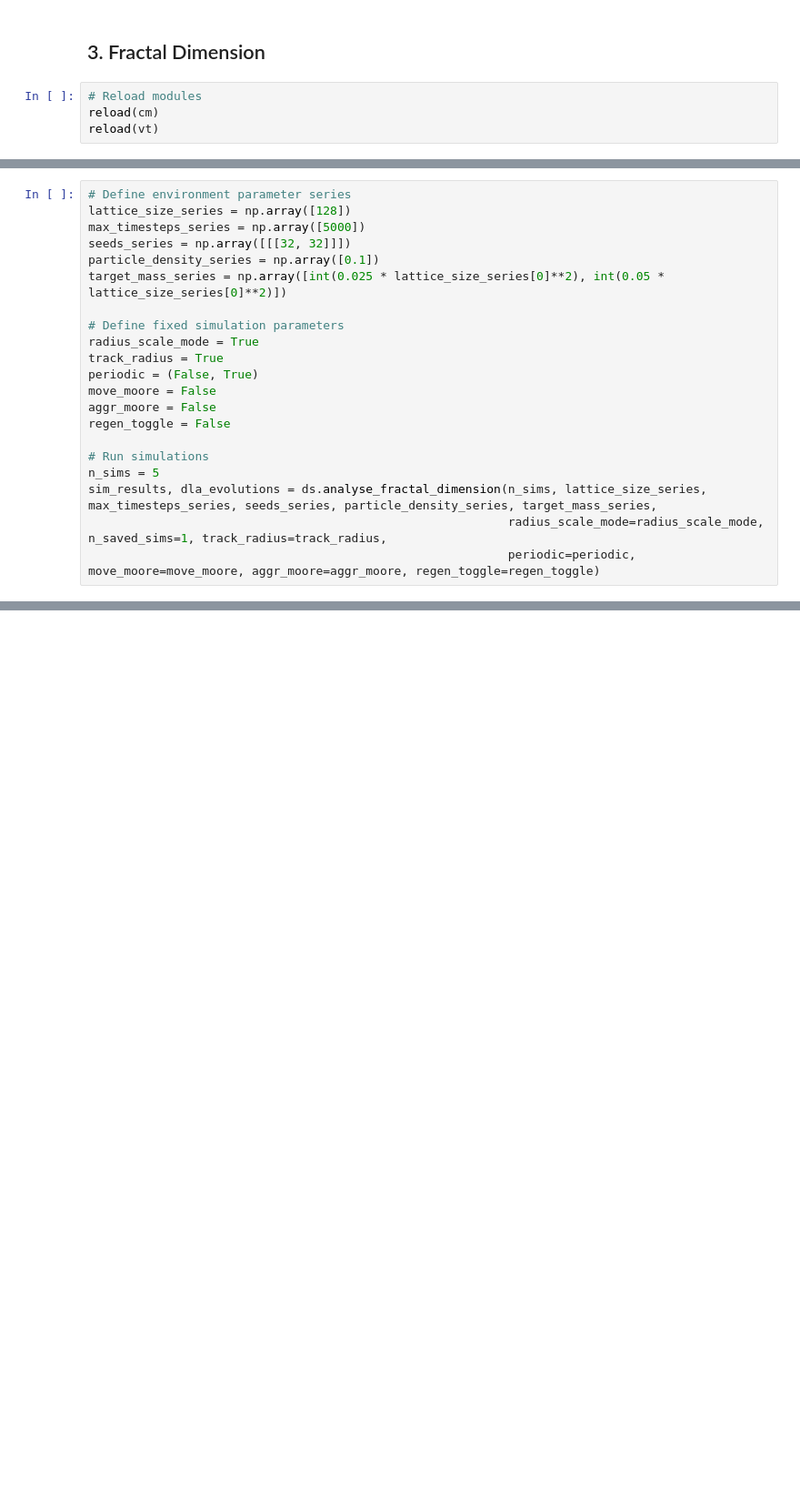
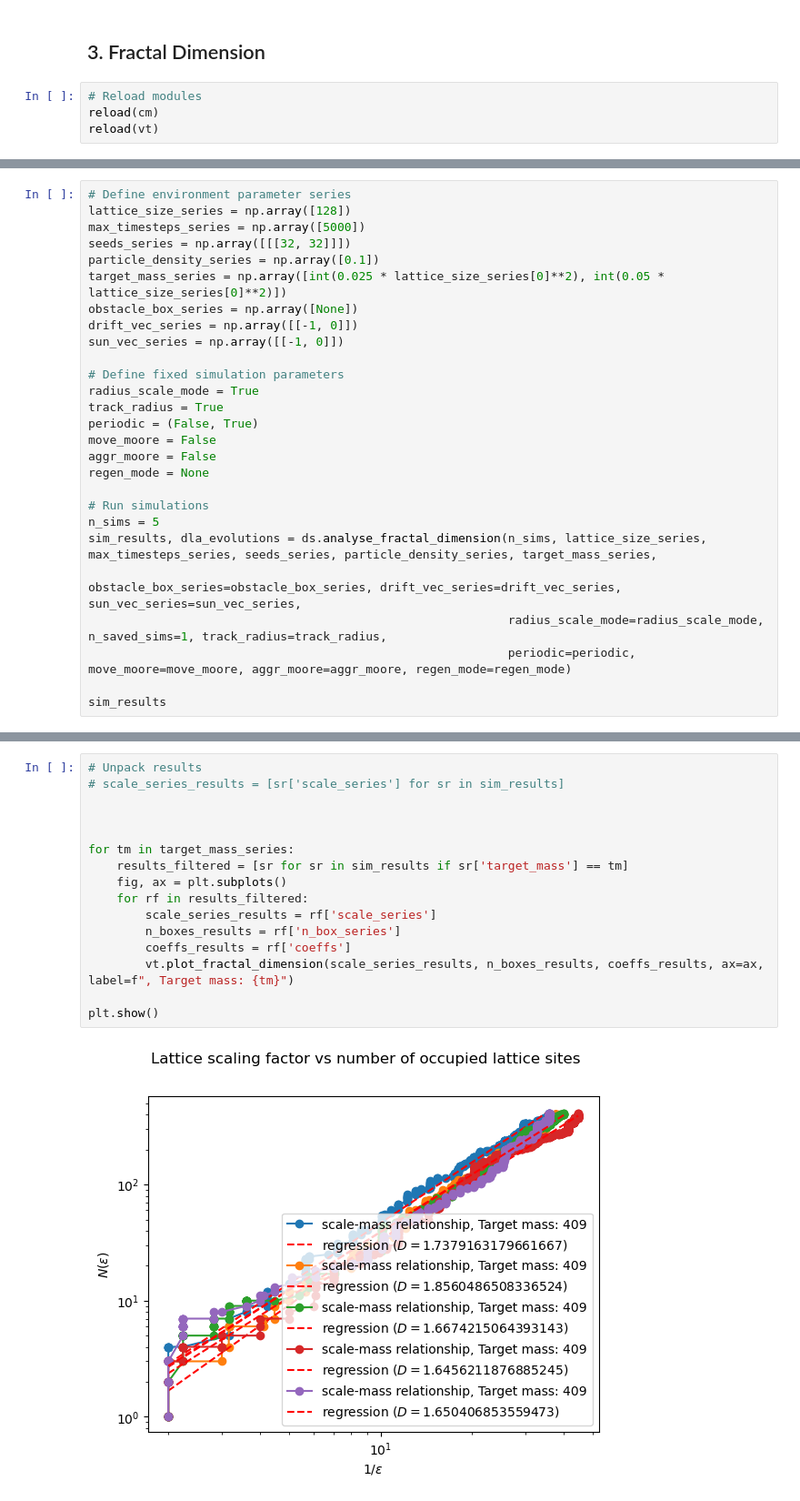
Before and after one commit to mboyan/complex-system-simulation, a Jupyter notebook: Project/Code/ProjectNotebook.ipynb, the cells around one changed output, grey strips where cells are left out. Shown at 91% size. Cells and saved outputs as stored; diff of their text form; blank space fills up the shorter version.

```diff
--- a/Project/Code/ProjectNotebook.ipynb
+++ b/Project/Code/ProjectNotebook.ipynb
@@ -101,6 +125,9 @@ max_timesteps_series = np.array([5000])
 seeds_series = np.array([[[32, 32]]])
 particle_density_series = np.array([0.1])
 target_mass_series = np.array([int(0.025 * lattice_size_series[0]**2), int(0.05 * lattice_size_series[0]**2)])
+obstacle_box_series = np.array([None])
+drift_vec_series = np.array([[-1, 0]])
+sun_vec_series = np.array([[-1, 0]])
 
 # Define fixed simulation parameters
 radius_scale_mode = True
@@ -108,13 +135,16 @@ track_radius = True
 periodic = (False, True)
 move_moore = False
 aggr_moore = False
-regen_toggle = False
+regen_mode = None
 
 # Run simulations
 n_sims = 5
 sim_results, dla_evolutions = ds.analyse_fractal_dimension(n_sims, lattice_size_series, max_timesteps_series, seeds_series, particle_density_series, target_mass_series,
+                                                           obstacle_box_series=obstacle_box_series, drift_vec_series=drift_vec_series, sun_vec_series=sun_vec_series,
                                                            radius_scale_mode=radius_scale_mode, n_saved_sims=1, track_radius=track_radius,
-                                                           periodic=periodic, move_moore=move_moore, aggr_moore=aggr_moore, regen_toggle=regen_toggle)
+                                                           periodic=periodic, move_moore=move_moore, aggr_moore=aggr_moore, regen_mode=regen_mode)
+
+sim_results
 # %% [output]
 Running parameters: lattice_size: 128; max_timesteps: 5000; seeds: [[32 32]]; particle_density: 0.1; target_mass: 409
 Running simulation 1 of 5
@@ -123,0 +178,18 @@ sim_results
+# %%
+# Unpack results
+# scale_series_results = [sr['scale_series'] for sr in sim_results]
+
+
+
+for tm in target_mass_series:
+    results_filtered = [sr for sr in sim_results if sr['target_mass'] == tm]
+    fig, ax = plt.subplots()
+    for rf in results_filtered:
+        scale_series_results = rf['scale_series']
+        n_boxes_results = rf['n_box_series']
+        coeffs_results = rf['coeffs']
+        vt.plot_fractal_dimension(scale_series_results, n_boxes_results, coeffs_results, ax=ax, label=f", Target mass: {tm}")
+
+plt.show()
+# %% [output]
+[figure, added]
```
Also changed, not shown: parts of 10 cells of this notebook, 4 other files.
